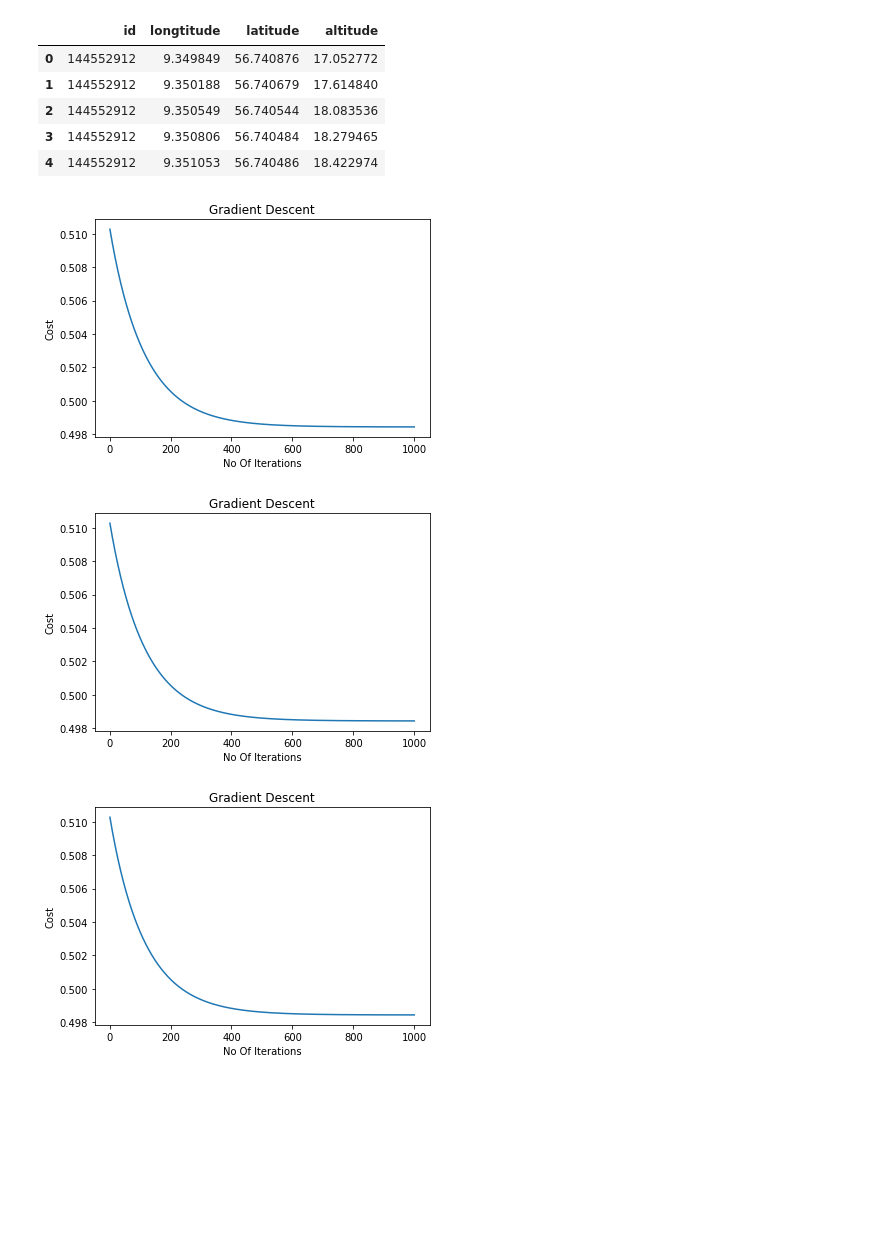
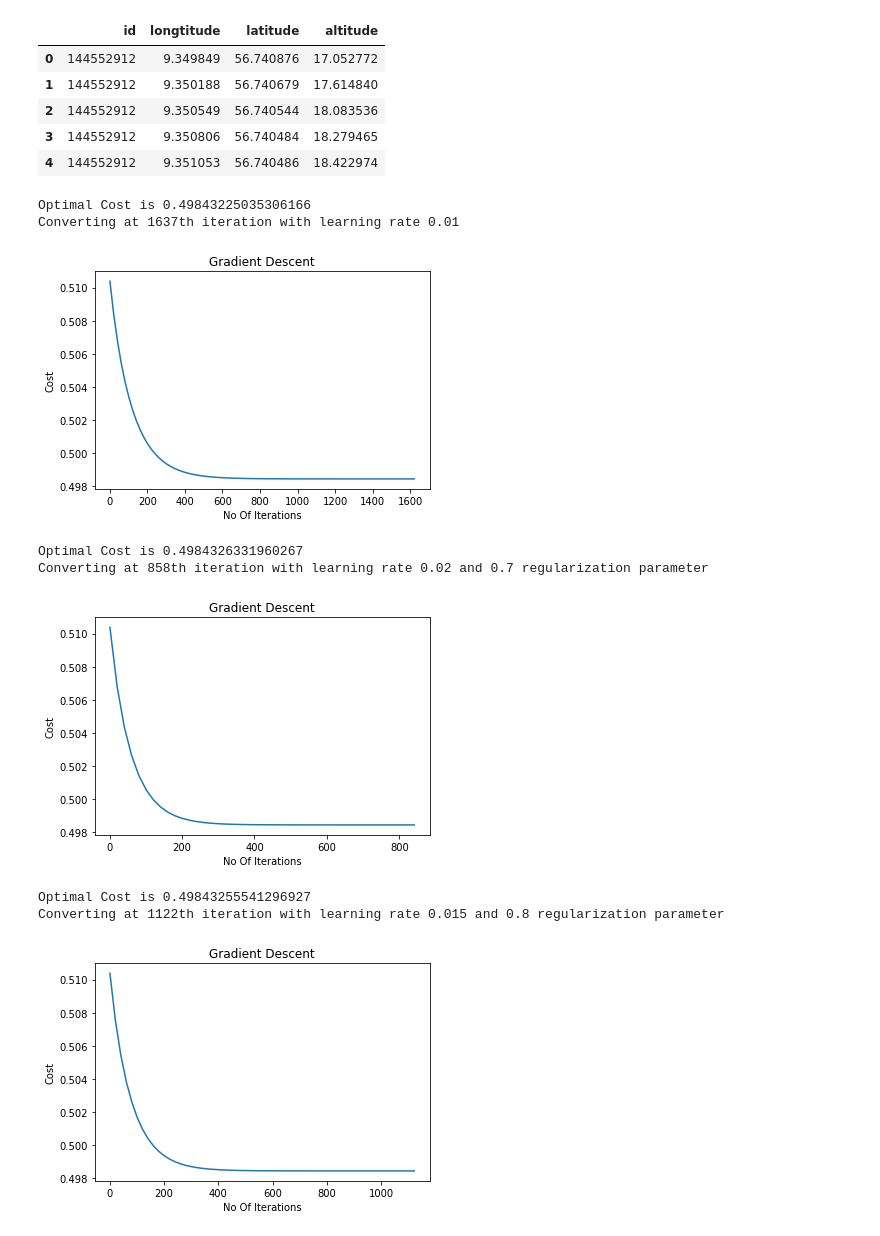
Before and after one commit to CSALS/Foundations-Of-Data-Science, a Jupyter notebook: Linear-Regression/Linear_Regression.ipynb, the cells around one changed output. Cells and saved outputs as stored; diff of their text form; code cells hidden in the pictures; blank space fills up the shorter version.

```diff
--- a/Linear-Regression/Linear_Regression.ipynb
+++ b/Linear-Regression/Linear_Regression.ipynb
@@ -115,28 +143,37 @@ def gradientDescent(X, Y, alpha, maxIterations, weights):
 # %%
-def gradientDescentWithRegularization(X, Y, alpha, maxIterations, weights, regParameter, norm):
+def gradientDescentWithL2Regularization(X, Y, alpha, maxIterations, weights, regParameter):
     """
-    This function implements the gradient descents with  L1 & L2 norm regularization.
+    This function implements the gradient descents with L2 norm regularization.
     At each iteration all the weights are updated with gradient calculated
-    over all training points
+    over all training points.
     """
-#     costs = np.zeros(maxIterations)
-#     iters = np.zeros(maxIterations)
     costs = []
     iters = []
-    trainX = X
-    trainY = Y
+    shuffledData = np.concatenate((X, Y), axis = 1)
+    np.random.shuffle(shuffledData)
+    validationSize = int(0.1 * X.shape[0])
+    validationX = X[0:validationSize]
+    trainX = X[validationSize+1:]
+    validationY =  Y[0:validationSize]
+    trainY = Y[validationSize+1:]
     m = trainX.shape[0]
+    prevCost, currCost = 0.0, 0.0
     for iteration in range(maxIterations):
-        if norm == "L1 norm":
-            weights = weights - (alpha/m) * costFunctionDerivative(trainX, trainY, weights, "L1 norm", regParameter)
-        elif norm == "L2 norm":
-            weights = (1 - alpha*regParameter/m)*weights - (alpha/m) * costFunctionDerivative(trainX, trainY, weights, "L2 norm", 0)
-
+        gradient = np.sum(trainX * (trainX @ weights.T - trainY), axis=0)
+        weightList = [weights[0][0], weights[0][1], weights[0][2]]
+        weightList = np.asarray(weightList)
+        currCost = np.sum(np.power(((trainX @ weights.T) - trainY),2))/(2 * m) + regParameter/(2 * m) * np.linalg.norm(weightList, 2)
+        weights = (1 - alpha*regParameter/m)*weights - (alpha/m) * gradient
+        #Plotting loss over train set for every 20 iterations
         if iteration%20 == 0:
-            costs.append(costFunction(trainX, trainY, weights, "", 0))
+            costs.append(currCost)
             iters.append(iteration + 1)
-#         costs[iteration] = costFunction(trainX, trainY, weights, norm, regParameter)
-#         iters[iteration] = iteration + 1
+        #Stopping Criterion
+        if iteration != 0 and abs(prevCost - currCost) < 1e-10:
+            break
+        prevCost = currCost
+    print("Optimal Cost is {}".format(currCost))
+    print("Converting at {}th iteration with learning rate {} and {} regularization parameter".format(iteration+1,alpha,regParameter))
     plt.title("Gradient Descent")
     plt.xlabel("No Of Iterations")
     plt.ylabel("Cost")
@@ -187,15 +232,21 @@ def normalEquations(X, Y):
 # %%
 #Training our models
 # %%
-batch_weights = gradientDescent(train_X, train_Y, 0.01, 1000, np.zeros([1,3]))
+batch_weights = gradientDescent(train_X, train_Y, 0.01, 2000, np.zeros([1,3]))
 # %% [output]
+Optimal Cost is 0.49843225035306166
+Converting at 1637th iteration with learning rate 0.01
-[figure, old version]
+[figure, new version]
 # %%
-L1_weights = gradientDescentWithRegularization(train_X, train_Y, 0.01, 1000, np.zeros([1,3]), 0.5, "L1 norm")
+L1_weights = gradientDescentWithL1Regularization(train_X, train_Y, 0.02, 2000, np.zeros([1,3]), 0.7)
 # %% [output]
+Optimal Cost is 0.4984326331960267
+Converting at 858th iteration with learning rate 0.02 and 0.7 regularization parameter
-[figure, old version]
+[figure, new version]
 # %%
-L2_weights = gradientDescentWithRegularization(train_X, train_Y, 0.01, 1000, np.zeros([1,3]), 0.5, "L2 norm")
+L2_weights = gradientDescentWithL2Regularization(train_X, train_Y, 0.015, 2000, np.zeros([1,3]), 0.8)
 # %% [output]
+Optimal Cost is 0.49843255541296927
+Converting at 1122th iteration with learning rate 0.015 and 0.8 regularization parameter
-[figure, old version]
+[figure, new version]
 # %%
```
Also changed, not shown: parts of 10 cells of this notebook, 2 other files.
